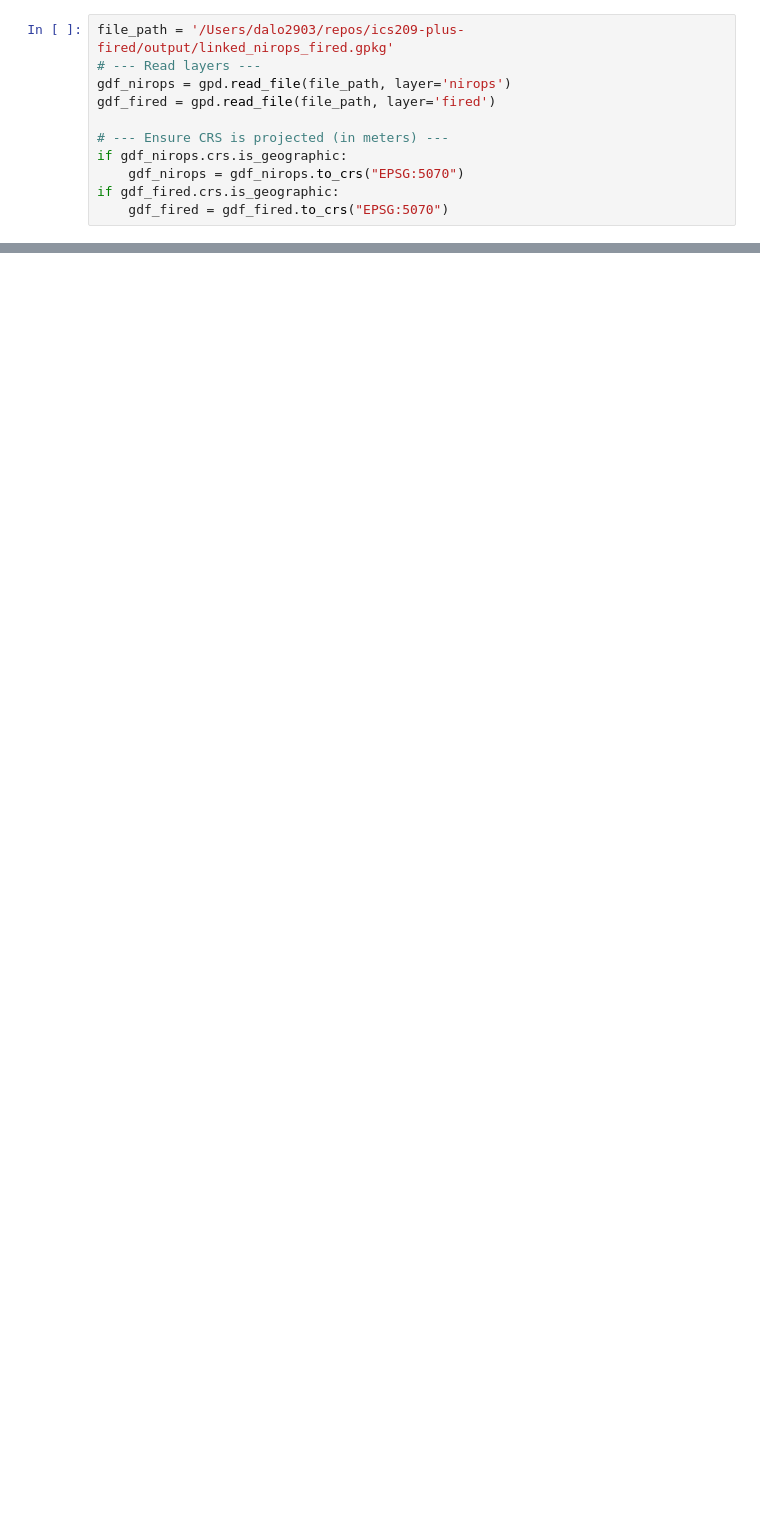
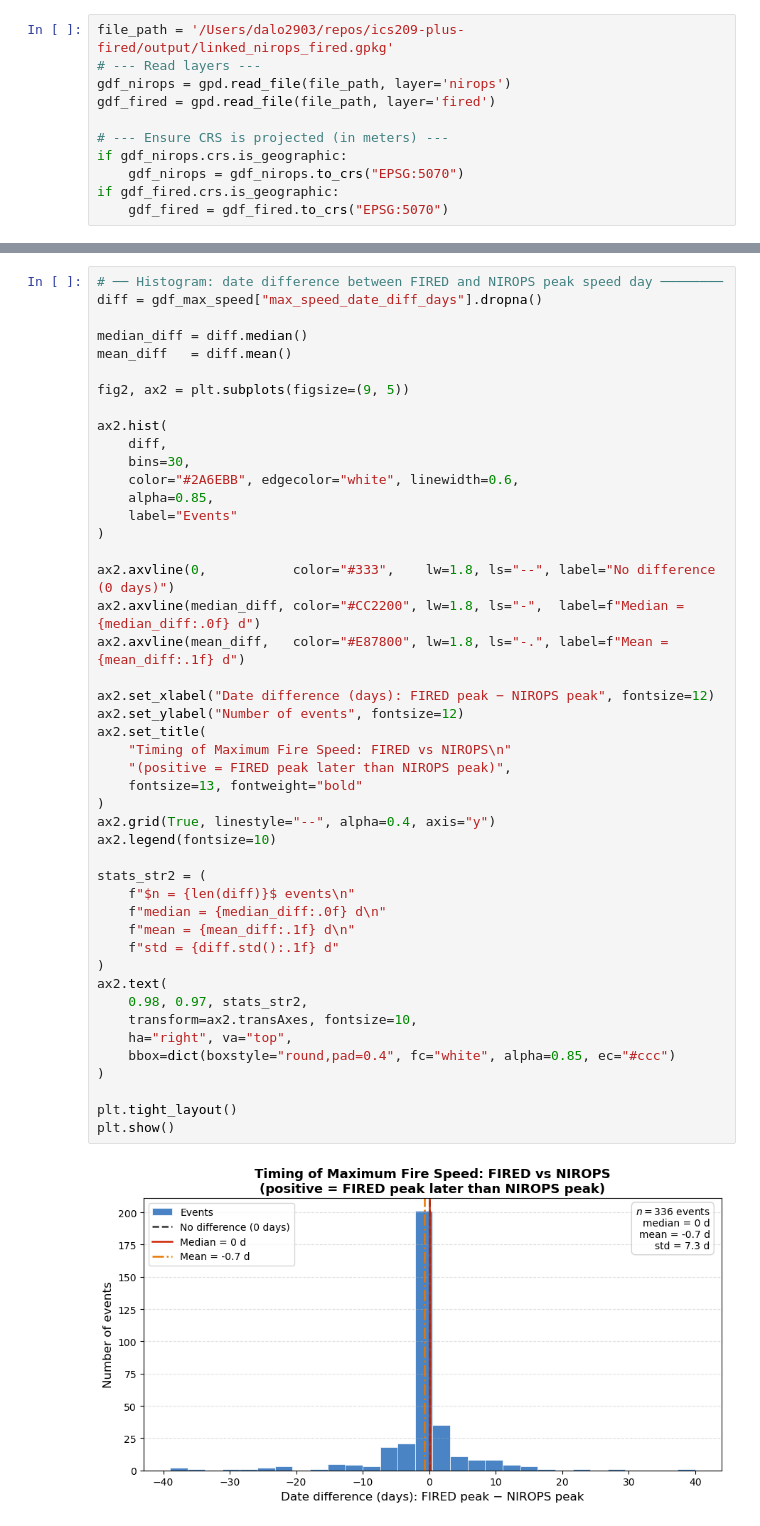
Before and after one commit to danielle-losos/ics209-plus-fired, a Jupyter notebook: firedpy/linked_nirops_fired_speed.ipynb, the cells around one changed output, grey strips where cells are left out. Saved outputs shown, nothing was run; the diff lists cells and outputs as text; blank space fills up the shorter version.

```diff
--- a/firedpy/linked_nirops_fired_speed.ipynb
+++ b/firedpy/linked_nirops_fired_speed.ipynb
@@ -101,0 +562,48 @@ gdf_fired_processed = gpd.GeoDataFrame(pd.concat(fired_results_list, ignore_inde
+# %%
+# ── Histogram: date difference between FIRED and NIROPS peak speed day ────────
+diff = gdf_max_speed["max_speed_date_diff_days"].dropna()
+
+median_diff = diff.median()
+mean_diff   = diff.mean()
+
+fig2, ax2 = plt.subplots(figsize=(9, 5))
+
+ax2.hist(
+    diff,
+    bins=30,
+    color="#2A6EBB", edgecolor="white", linewidth=0.6,
+    alpha=0.85,
+    label="Events"
+)
+
+ax2.axvline(0,           color="#333",    lw=1.8, ls="--", label="No difference (0 days)")
+ax2.axvline(median_diff, color="#CC2200", lw=1.8, ls="-",  label=f"Median = {median_diff:.0f} d")
+ax2.axvline(mean_diff,   color="#E87800", lw=1.8, ls="-.", label=f"Mean = {mean_diff:.1f} d")
+
+ax2.set_xlabel("Date difference (days): FIRED peak − NIROPS peak", fontsize=12)
+ax2.set_ylabel("Number of events", fontsize=12)
+ax2.set_title(
+    "Timing of Maximum Fire Speed: FIRED vs NIROPS\n"
+    "(positive = FIRED peak later than NIROPS peak)",
+    fontsize=13, fontweight="bold"
+)
+ax2.grid(True, linestyle="--", alpha=0.4, axis="y")
+ax2.legend(fontsize=10)
+
+stats_str2 = (
+    f"$n = {len(diff)}$ events\n"
+    f"median = {median_diff:.0f} d\n"
+    f"mean = {mean_diff:.1f} d\n"
+    f"std = {diff.std():.1f} d"
+)
+ax2.text(
+    0.98, 0.97, stats_str2,
+    transform=ax2.transAxes, fontsize=10,
+    ha="right", va="top",
+    bbox=dict(boxstyle="round,pad=0.4", fc="white", alpha=0.85, ec="#ccc")
+)
+
+plt.tight_layout()
+plt.show()
+# %% [output]
+[figure, added]
```
Also changed, not shown: parts of 18 cells of this notebook.
